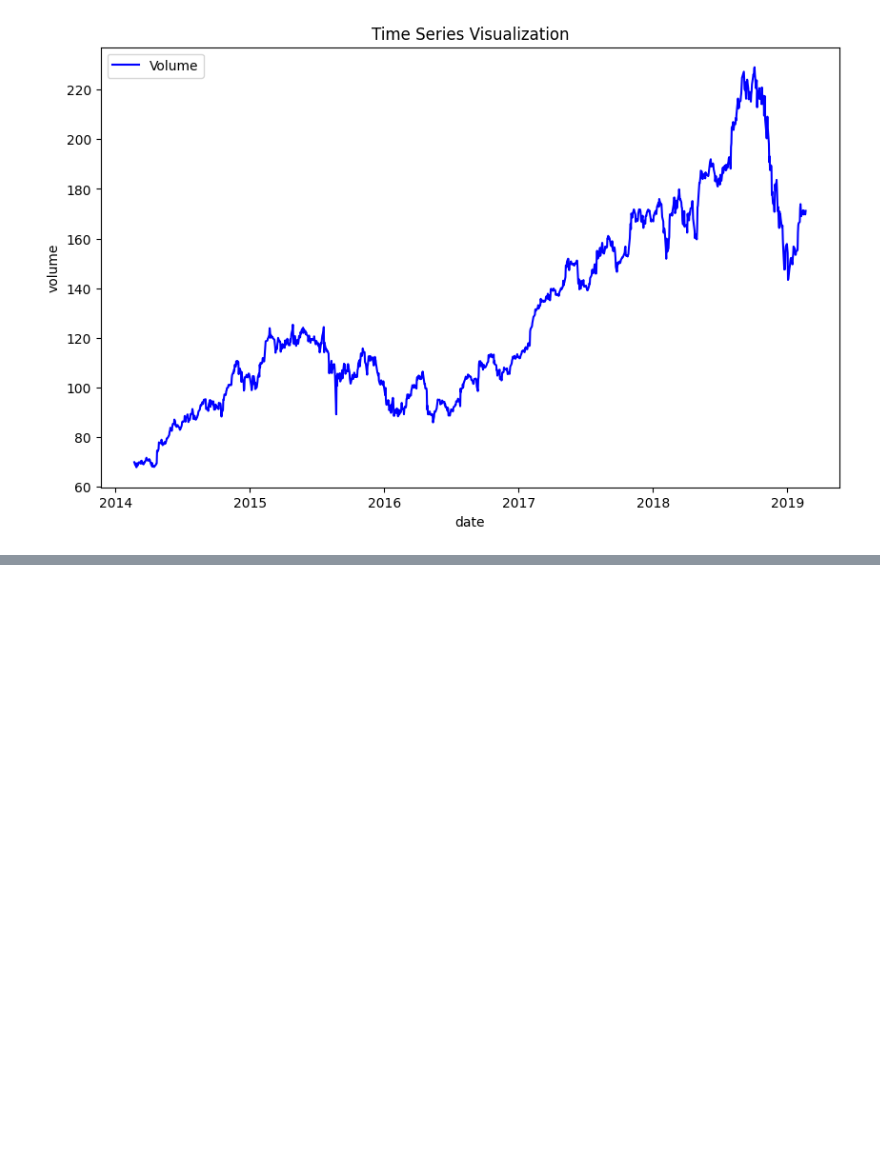
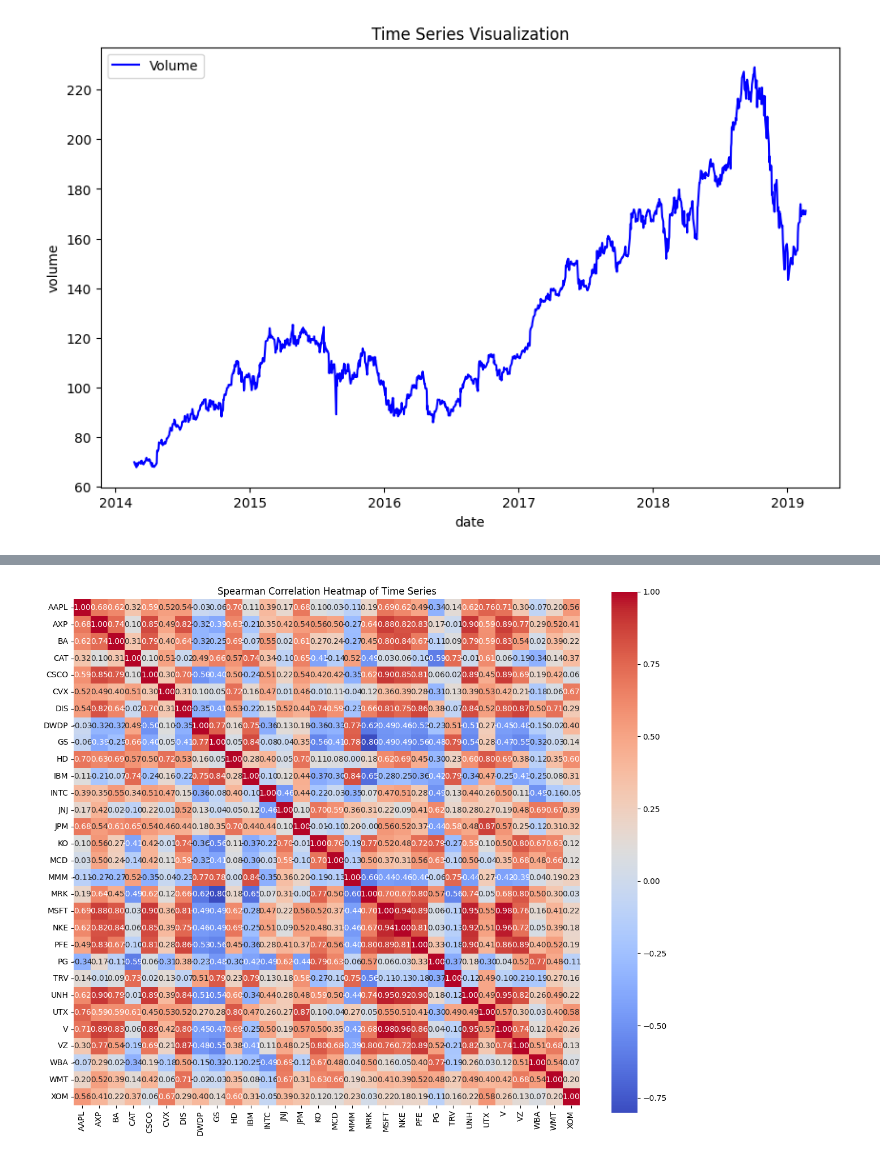
Before and after one commit to maxvonlancaster/nlp-fuzzy, a Jupyter notebook: src/timeseries-advanced.ipynb, the cells around one changed output, grey strips where cells are left out. Saved outputs shown, nothing was run; the diff lists cells and outputs as text; code cells hidden in the pictures; blank space fills up the shorter version.

```diff
--- a/src/timeseries-advanced.ipynb
+++ b/src/timeseries-advanced.ipynb
@@ -47,3 +49,17 @@ date
 2014-02-26 -0.618575         -0.902  68.1373  Feb 26, 14       -0.015040
 2014-02-27  1.355300          1.995  68.8615  Feb 27, 14        0.004607
 [figure]
+# %%
+path = '../resources/dow-jones'
+timeseries_data = {}
+
+for filename in os.listdir(path):
+    if filename.endswith('.csv'):
+        file_path = os.path.join(path, filename)
+        df = pd.read_csv(file_path)
+        marker = filename.split('.')[0]
+        df['date'] = pd.to_datetime(df['date'])  # Assuming a 'Date' column
+        df.set_index('date', inplace=True)
+        timeseries_data[marker] = df
+
+list(timeseries_data.keys())
@@ -49,0 +84,27 @@ date
+# %%
+from scipy.stats import spearmanr
+import seaborn as sns
+import matplotlib.pyplot as plt
+
+combined_df = pd.DataFrame()
+
+for name, df in timeseries_data.items():
+    if 'close' in df.columns:
+        combined_df[name] = df['close']
+    else:
+        print(f"Warning: '{name}' has no 'close' column")
+
+# Step 3: Drop rows with missing values
+combined_df.dropna(inplace=True)
+
+# Step 4: Compute Spearman correlation matrix
+spearman_corr = combined_df.corr(method='spearman')
+
+# Step 5: Plot heatmap
+plt.figure(figsize=(12, 10))
+sns.heatmap(spearman_corr, annot=True, cmap='coolwarm', fmt=".2f", square=True)
+plt.title('Spearman Correlation Heatmap of Time Series')
+plt.tight_layout()
+plt.show()
+# %% [output]
+[figure, added]
```
Also changed, not shown: parts of 4 cells of this notebook.
